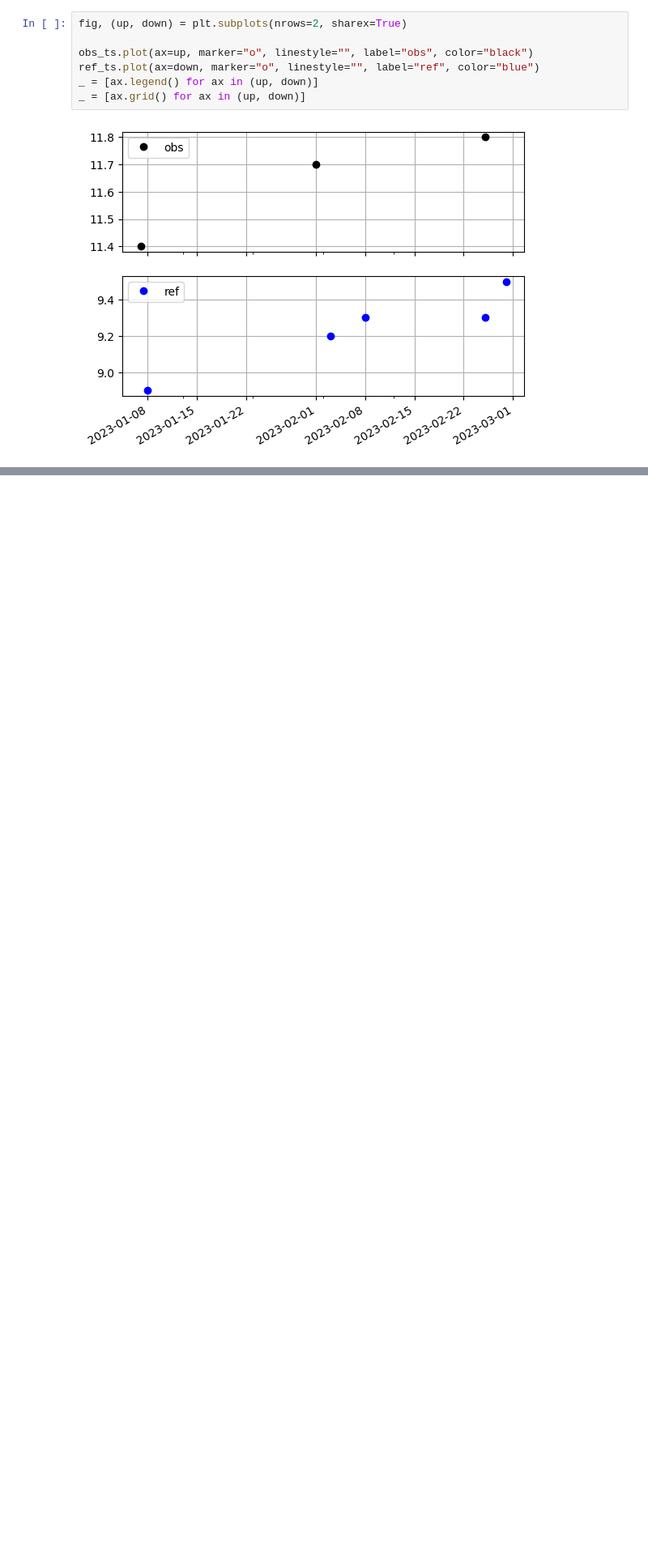
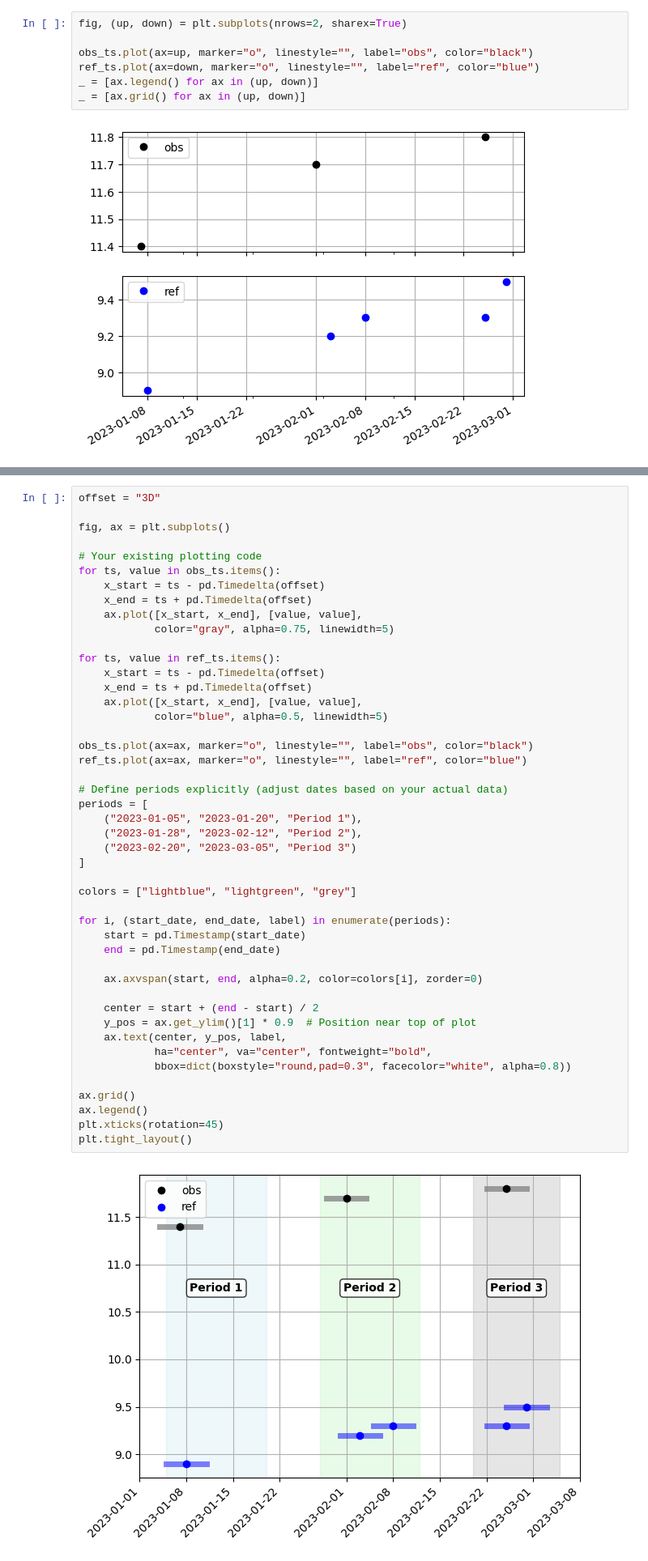
Before and after one commit to sgfsweden/gwrefpy, a Jupyter notebook: docs/tutorials/time_offsets.ipynb, the cells around one changed output, grey strips where cells are left out. Shown: that part at 81% size. Drawn from its saved outputs; the diff is of its cells as text; blank space fills up the shorter version.

```diff
--- a/docs/tutorials/time_offsets.ipynb
+++ b/docs/tutorials/time_offsets.ipynb
@@ -101,0 +128,48 @@ Much better! The fit report indicates that 3 data points were used to obtain the
+# %%
+offset = "3D"
+
+fig, ax = plt.subplots()
+
+# Your existing plotting code
+for ts, value in obs_ts.items():
+    x_start = ts - pd.Timedelta(offset)
+    x_end = ts + pd.Timedelta(offset)
+    ax.plot([x_start, x_end], [value, value],
+            color="gray", alpha=0.75, linewidth=5)
+
+for ts, value in ref_ts.items():
+    x_start = ts - pd.Timedelta(offset)
+    x_end = ts + pd.Timedelta(offset)
+    ax.plot([x_start, x_end], [value, value],
+            color="blue", alpha=0.5, linewidth=5)
+
+obs_ts.plot(ax=ax, marker="o", linestyle="", label="obs", color="black")
+ref_ts.plot(ax=ax, marker="o", linestyle="", label="ref", color="blue")
+
+# Define periods explicitly (adjust dates based on your actual data)
+periods = [
+    ("2023-01-05", "2023-01-20", "Period 1"),
+    ("2023-01-28", "2023-02-12", "Period 2"),
+    ("2023-02-20", "2023-03-05", "Period 3")
+]
+
+colors = ["lightblue", "lightgreen", "grey"]
+
+for i, (start_date, end_date, label) in enumerate(periods):
+    start = pd.Timestamp(start_date)
+    end = pd.Timestamp(end_date)
+
+    ax.axvspan(start, end, alpha=0.2, color=colors[i], zorder=0)
+
+    center = start + (end - start) / 2
+    y_pos = ax.get_ylim()[1] * 0.9  # Position near top of plot
+    ax.text(center, y_pos, label,
+            ha="center", va="center", fontweight="bold",
+            bbox=dict(boxstyle="round,pad=0.3", facecolor="white", alpha=0.8))
+
+ax.grid()
+ax.legend()
+plt.xticks(rotation=45)
+plt.tight_layout()
+# %% [output]
+[figure, added]
```
Also changed, not shown: parts of 13 cells of this notebook.
